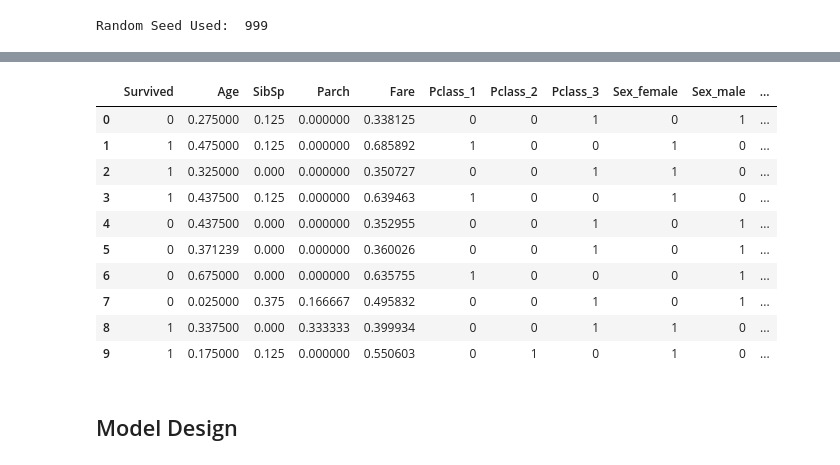
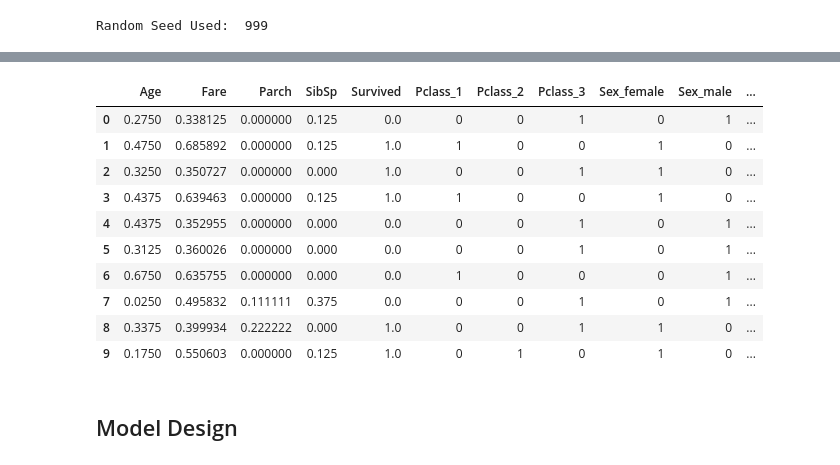
Before and after one commit to MRMATTHEWLGIT/Kaggle-Titanic_Comp, a Jupyter notebook: titanicNN.ipynb, the cells around one changed output, grey strips where cells are left out. Cells and saved outputs as stored; diff of their text form; code cells hidden in the pictures.

```diff
--- a/titanicNN.ipynb
+++ b/titanicNN.ipynb
@@ -34,0 +39,10 @@ Random Seed Used:  999
+# %%
+# Load the datatsets into the program
+train = pd.read_csv("train.csv")
+test = pd.read_csv("test.csv")
+
+# Save Test IDs
+test_ids = test["PassengerId"]
+
+# Combine the train and test datasets together for easier group calculations used later in preprocessing
+all = pd.concat([train, test], sort=True).reset_index(drop=True)
@@ -56,58 +145,51 @@ train.head()
 # %%
-# Remove Unnecessary Columns
-train.drop(["PassengerId", "Name", "Cabin", "Ticket"], axis=1, inplace=True)
-test.drop(["PassengerId", "Name", "Cabin", "Ticket"], axis=1, inplace=True)
+# Remove Unecessary Columns
+all.drop(["PassengerId", "Name", "Cabin", "Ticket"], axis=1, inplace=True)
 
-# Fill Missing Embarked Values
-train.fillna({"Embarked": "U"}, inplace=True)
-test.fillna({"Embarked": "U"}, inplace=True)
+# Fill Missing Embarked Values with S due to research done on passengers showing where they came from
+all.fillna({"Embarked": "S"}, inplace=True)
 
-# Fill Missing Age Values with Mean Age
-train.fillna({"Age": train.Age.mean()}, inplace=True)
-test.fillna({"Age": test.Age.mean()}, inplace=True)
+# Fill Missing Age Values with Mean Age based on PClass and Sex
+all["Age"] = all.groupby(["Sex", "Pclass"])["Age"].transform(lambda x: x.fillna(x.median()))
 
 # Handle Categorical Data
-train = pd.get_dummies(train, columns=["Pclass", "Sex", "Embarked"], dtype=int)
-test = pd.get_dummies(test, columns=["Pclass", "Sex", "Embarked"], dtype=int)
+all= pd.get_dummies(all, columns=["Pclass", "Sex", "Embarked"], dtype=int)
 
 # Normalise Age Range
-train["Age"] = train["Age"] / train.Age.max()
-test["Age"] = test["Age"] / test.Age.max()
+all["Age"] = all["Age"] / all.Age.max()
 
 # Normalise Fare Range
-train["Fare"] = np.log10(train["Fare"]  + 1)
-test["Fare"] = np.log10(test["Fare"] + 1)
-train["Fare"] = train["Fare"] / train.Fare.max()
-test["Fare"] = test["Fare"] / test.Fare.max()
+all["Fare"] = np.log10(all["Fare"] + 1)
+all["Fare"] = all["Fare"] / all.Fare.max()
 
 # Normalise SibSb Range
-train["SibSp"] = train["SibSp"] / train.SibSp.max()
-test["SibSp"] = test["SibSp"] / test.SibSp.max()
+all["SibSp"] = all["SibSp"] / all.SibSp.max()
 
 # Normalise Parch Range
-train["Parch"] = train["Parch"] / train.Parch.max()
-test["Parch"] = test["Parch"] / test.Parch.max()
+all["Parch"] = all["Parch"] / all.Parch.max()
 
-# Add Extra Embarked_U Column to test data
-test["Embarked_U"] = 0
+# Extract the processed train and test datasets
+train = all.loc[:890]
+test = all.loc[891:].drop(['Survived'], axis=1)
+
 
 # Split train set into an extra validate set
 validate = train.iloc[700:, :]
 train = train.iloc[:700, :]
 
 train.head(10)
 # %% [output]
-|  | Survived | Age | SibSp | Parch | Fare | Pclass_1 | Pclass_2 | Pclass_3 | Sex_female | Sex_male | ... |
-| 0 | 0 | 0.275000 | 0.125 | 0.000000 | 0.338125 | 0 | 0 | 1 | 0 | 1 | ... |
-| 1 | 1 | 0.475000 | 0.125 | 0.000000 | 0.685892 | 1 | 0 | 0 | 1 | 0 | ... |
-| 2 | 1 | 0.325000 | 0.000 | 0.000000 | 0.350727 | 0 | 0 | 1 | 1 | 0 | ... |
-| 3 | 1 | 0.437500 | 0.125 | 0.000000 | 0.639463 | 1 | 0 | 0 | 1 | 0 | ... |
-| 4 | 0 | 0.437500 | 0.000 | 0.000000 | 0.352955 | 0 | 0 | 1 | 0 | 1 | ... |
-| 5 | 0 | 0.371239 | 0.000 | 0.000000 | 0.360026 | 0 | 0 | 1 | 0 | 1 | ... |
-| 6 | 0 | 0.675000 | 0.000 | 0.000000 | 0.635755 | 1 | 0 | 0 | 0 | 1 | ... |
-| 7 | 0 | 0.025000 | 0.375 | 0.166667 | 0.495832 | 0 | 0 | 1 | 0 | 1 | ... |
-| 8 | 1 | 0.337500 | 0.000 | 0.333333 | 0.399934 | 0 | 0 | 1 | 1 | 0 | ... |
-| 9 | 1 | 0.175000 | 0.125 | 0.000000 | 0.550603 | 0 | 1 | 0 | 1 | 0 | ... |
+|  | Age | Fare | Parch | SibSp | Survived | Pclass_1 | Pclass_2 | Pclass_3 | Sex_female | Sex_male | ... |
+| 0 | 0.2750 | 0.338125 | 0.000000 | 0.125 | 0.0 | 0 | 0 | 1 | 0 | 1 | ... |
+| 1 | 0.4750 | 0.685892 | 0.000000 | 0.125 | 1.0 | 1 | 0 | 0 | 1 | 0 | ... |
+| 2 | 0.3250 | 0.350727 | 0.000000 | 0.000 | 1.0 | 0 | 0 | 1 | 1 | 0 | ... |
+| 3 | 0.4375 | 0.639463 | 0.000000 | 0.125 | 1.0 | 1 | 0 | 0 | 1 | 0 | ... |
+| 4 | 0.4375 | 0.352955 | 0.000000 | 0.000 | 0.0 | 0 | 0 | 1 | 0 | 1 | ... |
+| 5 | 0.3125 | 0.360026 | 0.000000 | 0.000 | 0.0 | 0 | 0 | 1 | 0 | 1 | ... |
+| 6 | 0.6750 | 0.635755 | 0.000000 | 0.000 | 0.0 | 1 | 0 | 0 | 0 | 1 | ... |
+| 7 | 0.0250 | 0.495832 | 0.111111 | 0.375 | 0.0 | 0 | 0 | 1 | 0 | 1 | ... |
+| 8 | 0.3375 | 0.399934 | 0.222222 | 0.000 | 1.0 | 0 | 0 | 1 | 1 | 0 | ... |
+| 9 | 0.1750 | 0.550603 | 0.000000 | 0.125 | 1.0 | 0 | 1 | 0 | 1 | 0 | ... |
 # %% [markdown]
 ## Model Design
 # %%
```
Also changed, not shown: parts of 14 cells of this notebook.
